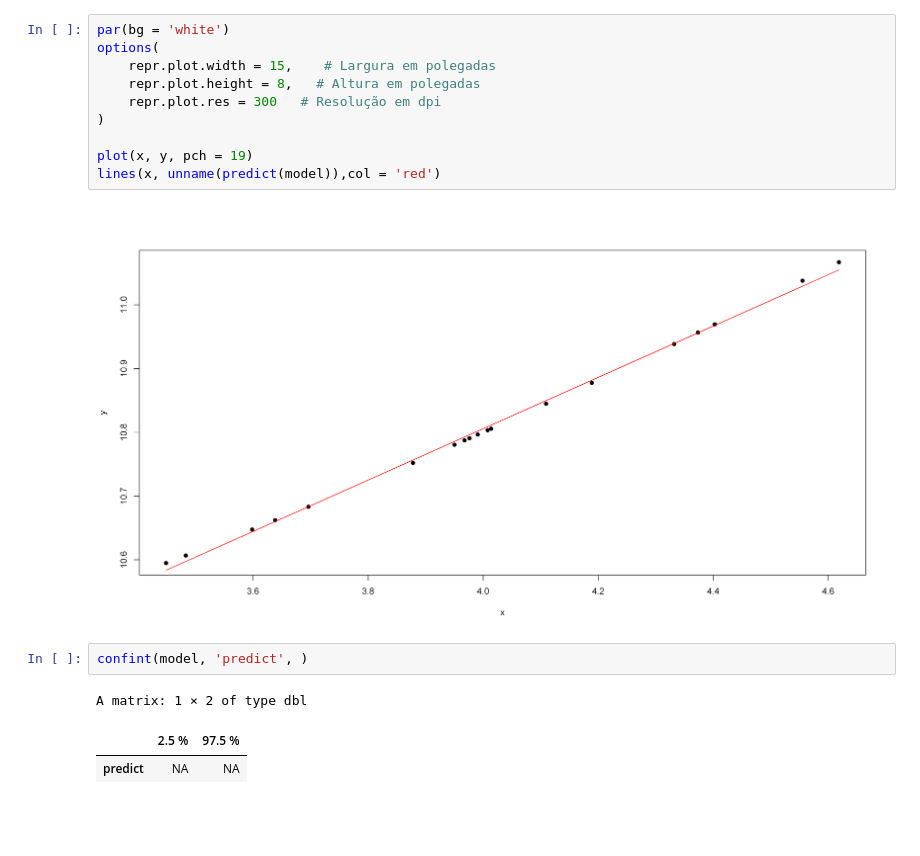
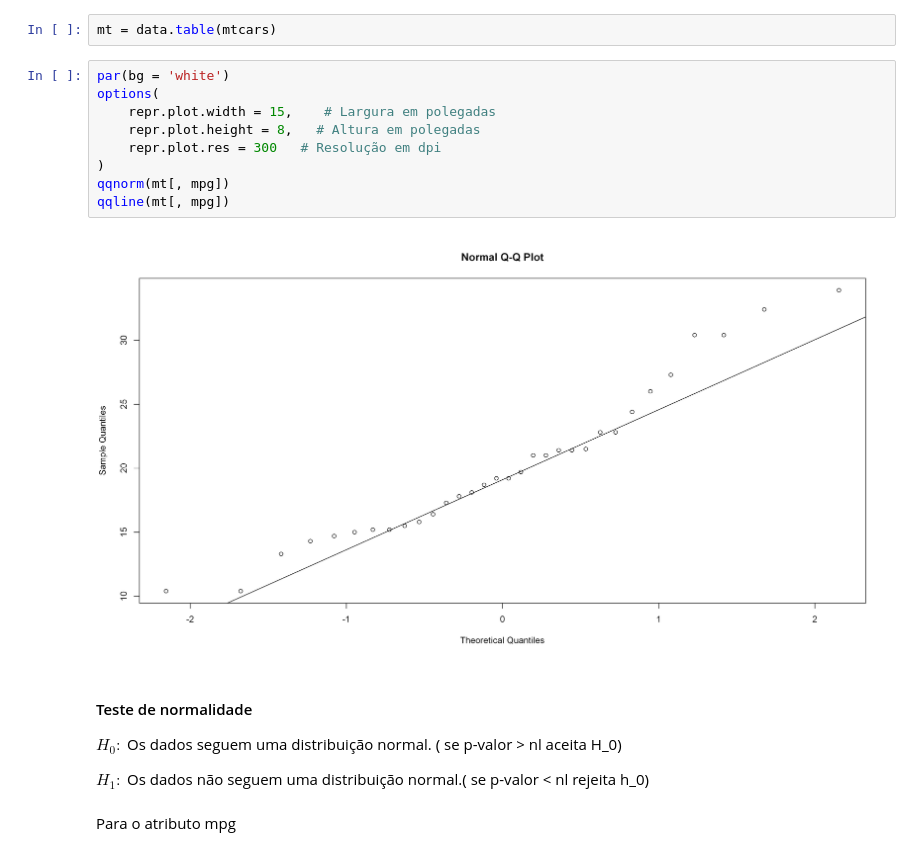
Before and after one commit to kaladabrio2020/modelagem-estatistica, a Jupyter notebook: jupyter/seção-1/teste-de-normalidade.ipynb, the cells around one changed output. Drawn from its saved outputs; the diff is of its cells as text; blank space fills up the shorter version.

```diff
--- a/jupyter/seção-1/teste-de-normalidade.ipynb
+++ b/jupyter/seção-1/teste-de-normalidade.ipynb
@@ -20,18 +16,21 @@ Coefficients:
+# %%
+mt = data.table(mtcars)
 # %%
 par(bg = 'white')
 options(
     repr.plot.width = 15,    # Largura em polegadas
     repr.plot.height = 8,   # Altura em polegadas
     repr.plot.res = 300   # Resolução em dpi
 )
-
-plot(x, y, pch = 19)
-lines(x, unname(predict(model)),col = 'red')
+qqnorm(mt[, mpg])
+qqline(mt[, mpg])
 # %% [output]
-[figure, old version]
+[figure, new version]
-# %%
-confint(model, 'predict', )
-# %% [output]
-A matrix: 1 × 2 of type dbl
-|  | 2.5 % | 97.5 % |
-| predict | NA | NA |
+# %% [markdown]
+#### Teste de normalidade
+
+$H_0:$ Os dados seguem uma distribuição normal. ( se p-valor > nl aceita H_0)
+
+$H_1:$ Os dados não seguem uma distribuição normal.( se p-valor < nl rejeita h_0)
+# %% [markdown]
+Para o atributo mpg
```
Also changed, not shown: parts of 11 cells of this notebook, 4 other files.
